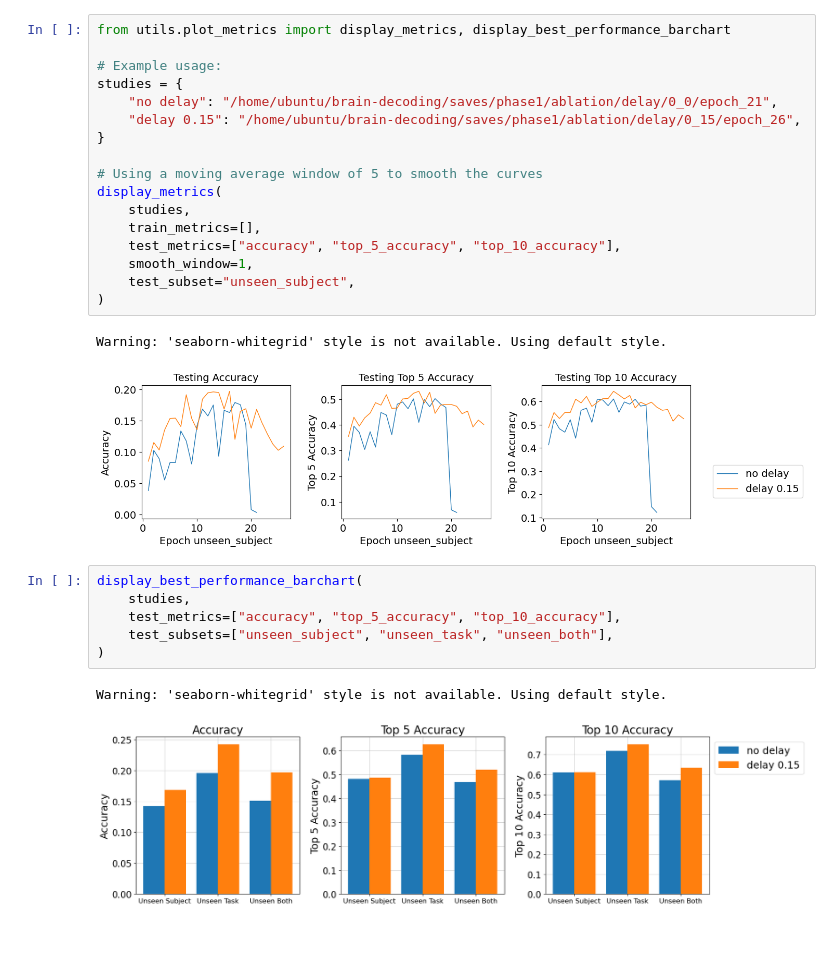
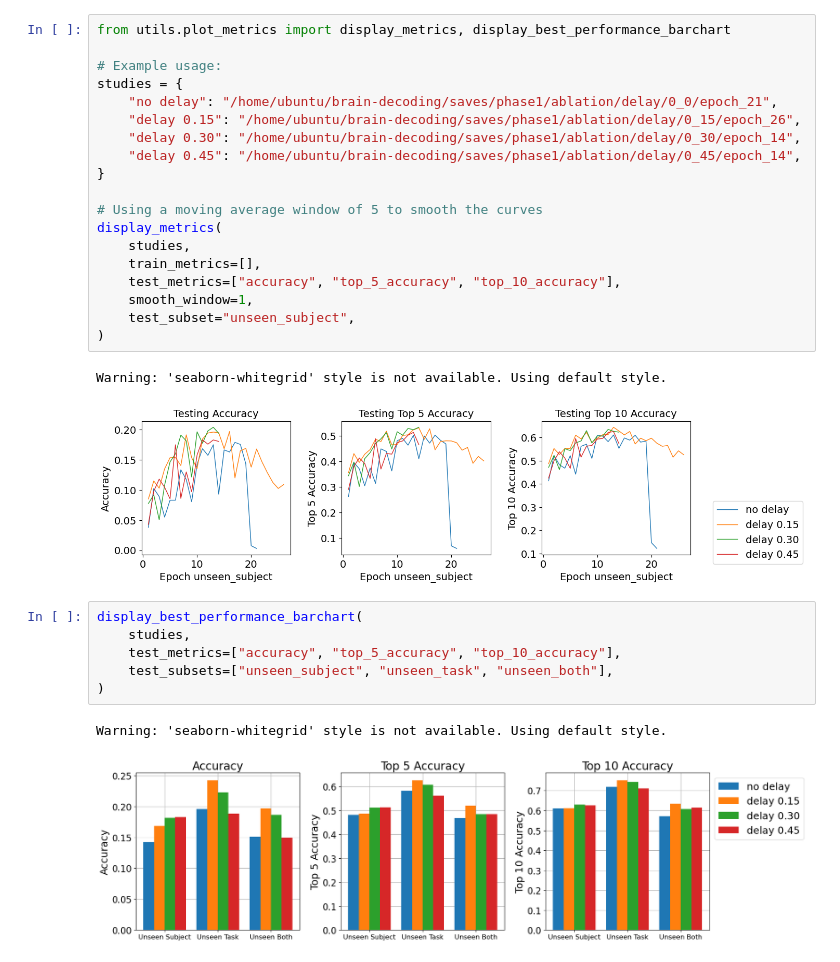
Before and after one commit to shsu04/brain-decoding, a Jupyter notebook: plot_metrics.ipynb, the cells around one changed output. Drawn from its saved outputs; the diff is of its cells as text.

Commit message:
first commit for phase 1. beyond phase 1 may require complete rewrite to combine datasets

```diff
--- a/plot_metrics.ipynb
+++ b/plot_metrics.ipynb
@@ -1,23 +1,25 @@
 # %%
 from utils.plot_metrics import display_metrics, display_best_performance_barchart
 
 # Example usage:
 studies = {
     "no delay": "/home/ubuntu/brain-decoding/saves/phase1/ablation/delay/0_0/epoch_21",
     "delay 0.15": "/home/ubuntu/brain-decoding/saves/phase1/ablation/delay/0_15/epoch_26",
+    "delay 0.30": "/home/ubuntu/brain-decoding/saves/phase1/ablation/delay/0_30/epoch_14",
+    "delay 0.45": "/home/ubuntu/brain-decoding/saves/phase1/ablation/delay/0_45/epoch_14",
 }
 
 # Using a moving average window of 5 to smooth the curves
 display_metrics(
     studies,
     train_metrics=[],
     test_metrics=["accuracy", "top_5_accuracy", "top_10_accuracy"],
     smooth_window=1,
     test_subset="unseen_subject",
 )
 # %% [output]
 Warning: 'seaborn-whitegrid' style is not available. Using default style.
-[figure, old version]
+[figure, new version]
 # %%
 display_best_performance_barchart(
     studies,
@@ -26,4 +28,4 @@ display_best_performance_barchart(
 )
 # %% [output]
 Warning: 'seaborn-whitegrid' style is not available. Using default style.
-[figure, old version]
+[figure, new version]
```
